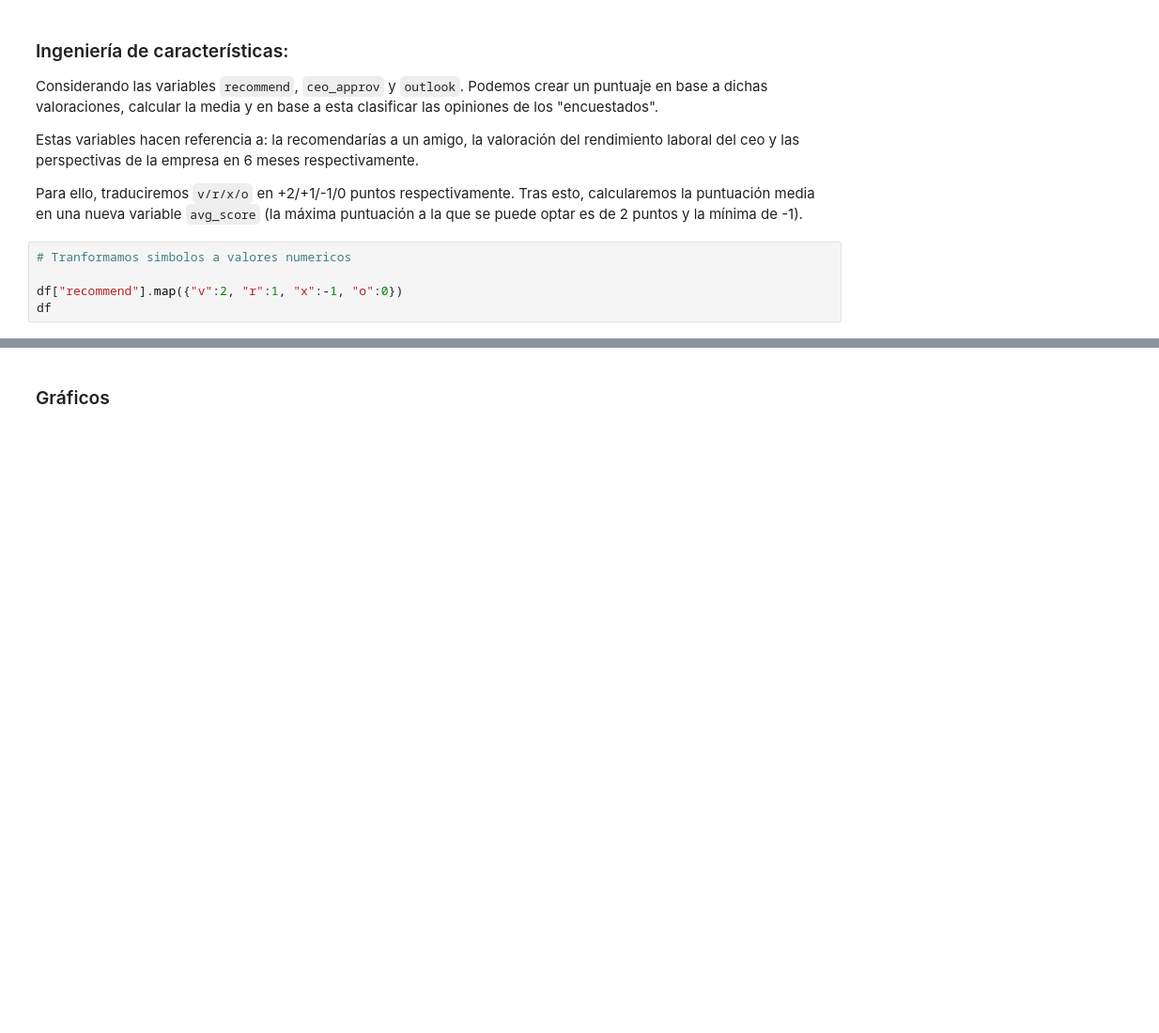
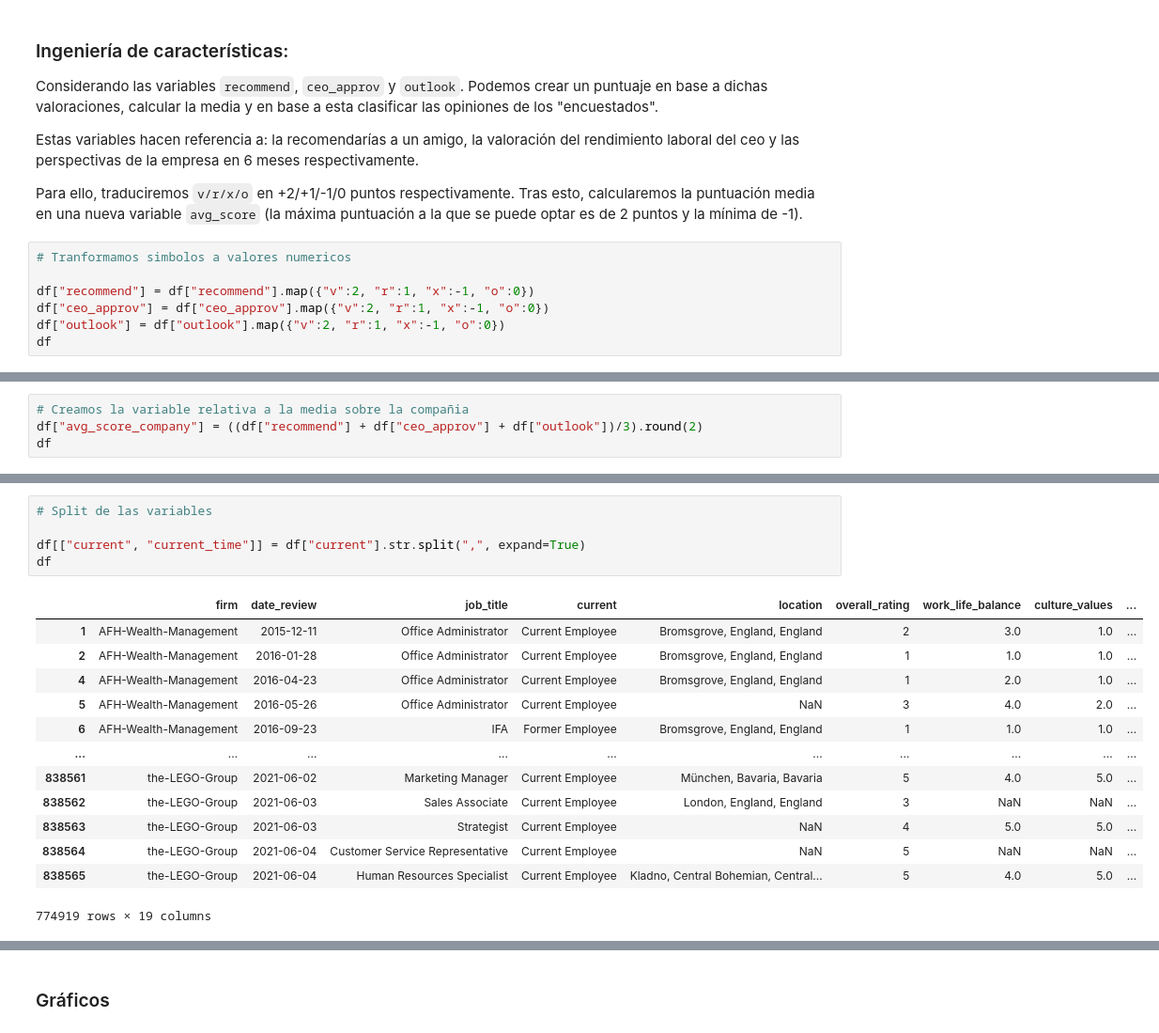
Before and after one commit to DDRM22/Proyectos, a Jupyter notebook: 2025/Análisis sentimientos empresas/Análisis_empresas.ipynb, the cells around one changed output, grey strips where cells are left out. Shown at 94% size. Saved outputs shown, nothing was run; the diff lists cells and outputs as text; blank space fills up the shorter version.

Commit message:
Continuamos con la limpieza y la ingeniería de variables

```diff
--- a/2025/Análisis sentimientos empresas/Análisis_empresas.ipynb
+++ b/2025/Análisis sentimientos empresas/Análisis_empresas.ipynb
@@ -223,6 +242,8 @@ Para ello, traduciremos `v/r/x/o` en +2/+1/-1/0 puntos respectivamente. Tras est
 # %%
 # Tranformamos simbolos a valores numericos
 
-df["recommend"].map({"v":2, "r":1, "x":-1, "o":0})
+df["recommend"] = df["recommend"].map({"v":2, "r":1, "x":-1, "o":0})
+df["ceo_approv"] = df["ceo_approv"].map({"v":2, "r":1, "x":-1, "o":0})
+df["outlook"] = df["outlook"].map({"v":2, "r":1, "x":-1, "o":0})
 df
 # %% [output]
@@ -240,0 +263,4 @@ Name: recommend, Length: 774919, dtype: int64
+# %%
+# Creamos la variable relativa a la media sobre la compañia
+df["avg_score_company"] = ((df["recommend"] + df["ceo_approv"] + df["outlook"])/3).round(2)
+df
@@ -240,0 +281,19 @@ Name: recommend, Length: 774919, dtype: int64
+# %%
+# Split de las variables
+
+df[["current", "current_time"]] = df["current"].str.split(",", expand=True)
+df
+# %% [output]
+|  | firm | date_review | job_title | current | location | overall_rating | work_life_balance | culture_values | ... |
+| 1 | AFH-Wealth-Management | 2015-12-11 | Office Administrator | Current Employee | Bromsgrove, England, England | 2 | 3.0 | 1.0 | ... |
+| 2 | AFH-Wealth-Management | 2016-01-28 | Office Administrator | Current Employee | Bromsgrove, England, England | 1 | 1.0 | 1.0 | ... |
+| 4 | AFH-Wealth-Management | 2016-04-23 | Office Administrator | Current Employee | Bromsgrove, England, England | 1 | 2.0 | 1.0 | ... |
+| 5 | AFH-Wealth-Management | 2016-05-26 | Office Administrator | Current Employee | NaN | 3 | 4.0 | 2.0 | ... |
+| 6 | AFH-Wealth-Management | 2016-09-23 | IFA | Former Employee | Bromsgrove, England, England | 1 | 1.0 | 1.0 | ... |
+| ... | ... | ... | ... | ... | ... | ... | ... | ... | ... |
+| 838561 | the-LEGO-Group | 2021-06-02 | Marketing Manager | Current Employee | München, Bavaria, Bavaria | 5 | 4.0 | 5.0 | ... |
+| 838562 | the-LEGO-Group | 2021-06-03 | Sales Associate | Current Employee | London, England, England | 3 | NaN | NaN | ... |
+| 838563 | the-LEGO-Group | 2021-06-03 | Strategist | Current Employee | NaN | 4 | 5.0 | 5.0 | ... |
+| 838564 | the-LEGO-Group | 2021-06-04 | Customer Service Representative | Current Employee | NaN | 5 | NaN | NaN | ... |
+| 838565 | the-LEGO-Group | 2021-06-04 | Human Resources Specialist | Current Employee | Kladno, Central Bohemian, Central... | 5 | 4.0 | 5.0 | ... |
+774919 rows × 19 columns
```
Also changed, not shown: parts of 7 cells of this notebook.
